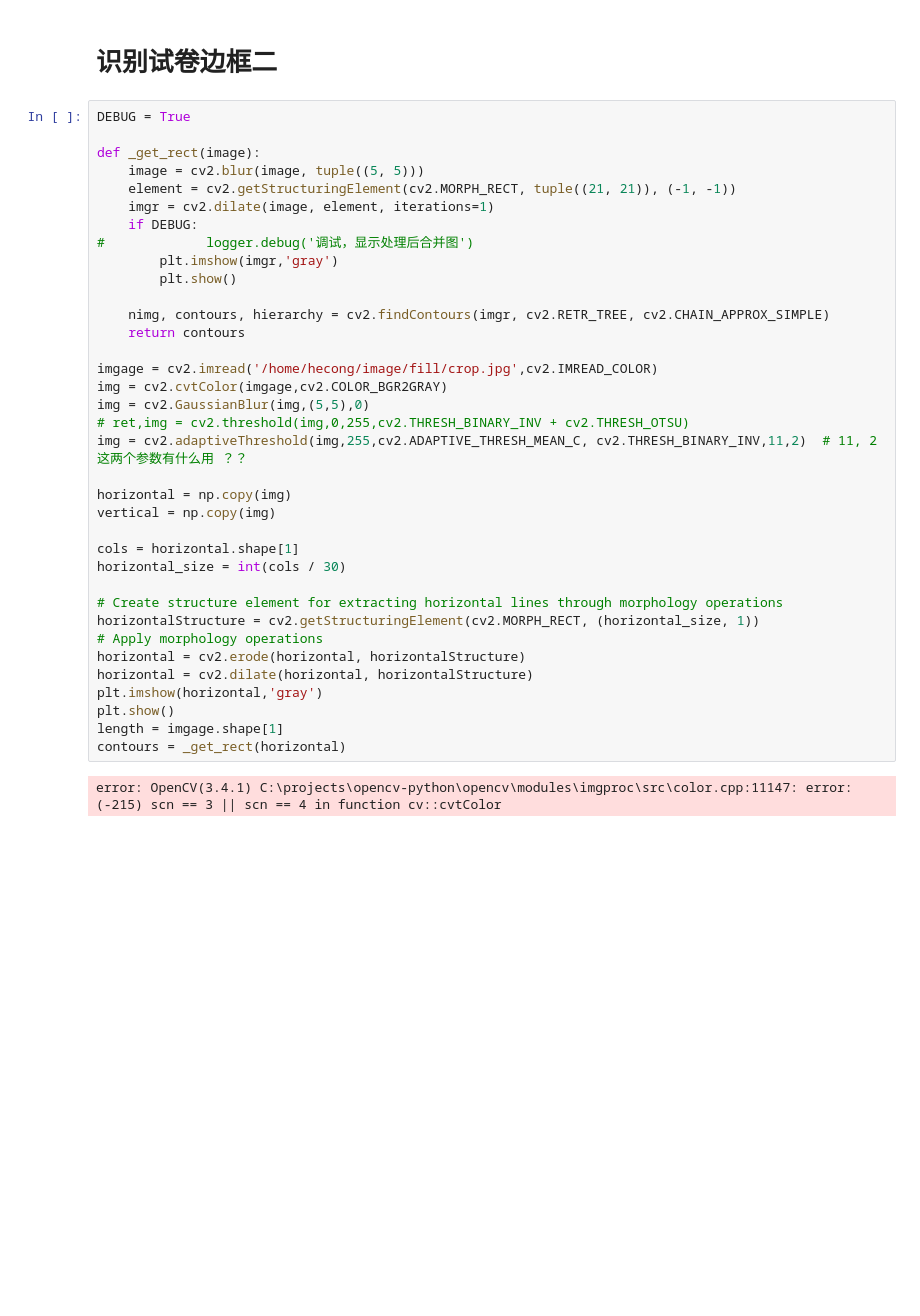
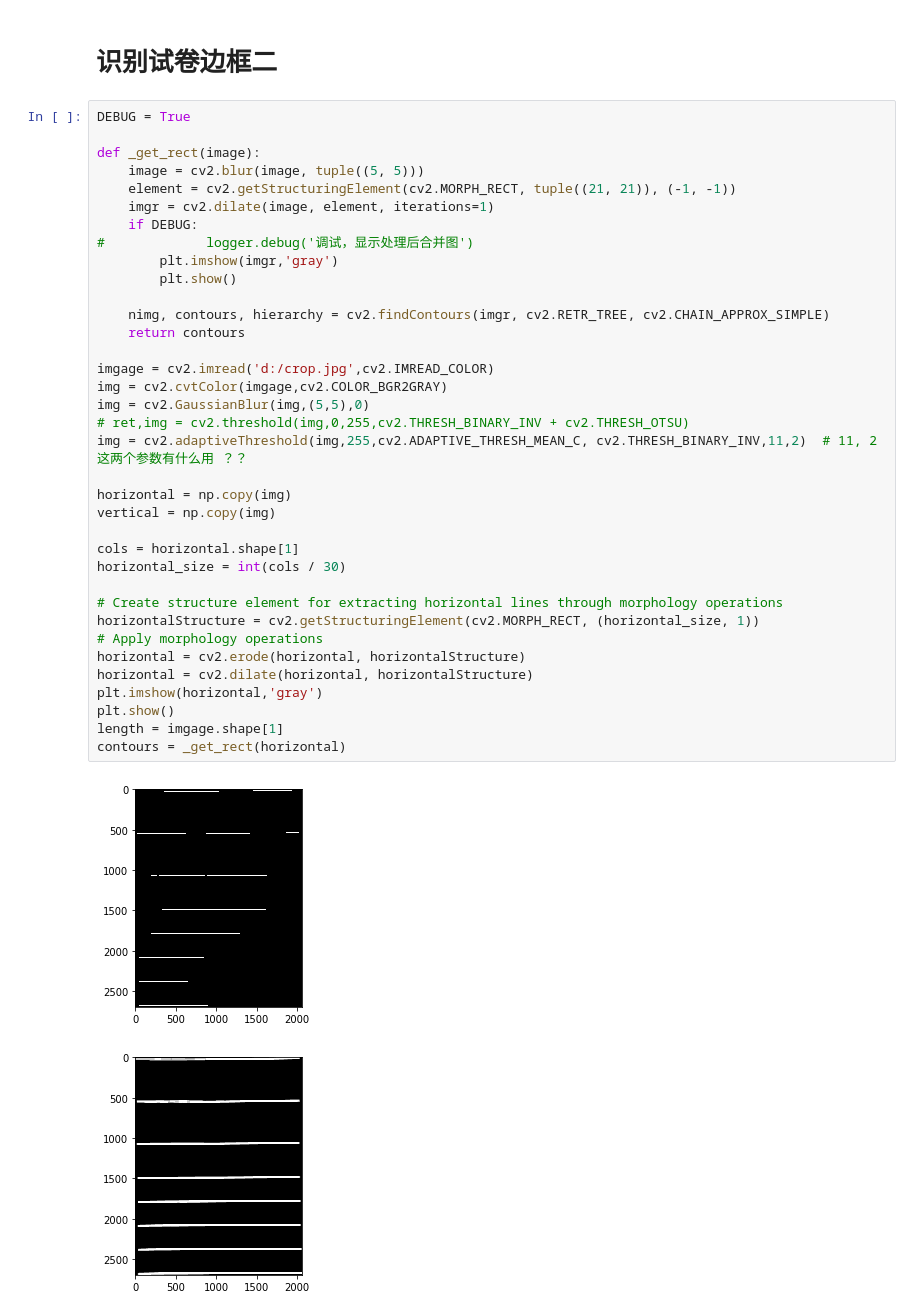
Before and after one commit to hecongziyu/myproject, a Jupyter notebook: imagehandle/试卷处理.ipynb, the cells around one changed output. Saved outputs shown, nothing was run; the diff lists cells and outputs as text; blank space fills up the shorter version.

```diff
--- a/imagehandle/试卷处理.ipynb
+++ b/imagehandle/试卷处理.ipynb
@@ -281,35 +264,36 @@ def _get_rect(image):
     imgr = cv2.dilate(image, element, iterations=1)
     if DEBUG:
 #             logger.debug('调试，显示处理后合并图')
         plt.imshow(imgr,'gray')
         plt.show()
 
     nimg, contours, hierarchy = cv2.findContours(imgr, cv2.RETR_TREE, cv2.CHAIN_APPROX_SIMPLE)
     return contours
 
-imgage = cv2.imread('/home/hecong/image/fill/crop.jpg',cv2.IMREAD_COLOR)
+imgage = cv2.imread('d:/crop.jpg',cv2.IMREAD_COLOR)
 img = cv2.cvtColor(imgage,cv2.COLOR_BGR2GRAY)
 img = cv2.GaussianBlur(img,(5,5),0)
 # ret,img = cv2.threshold(img,0,255,cv2.THRESH_BINARY_INV + cv2.THRESH_OTSU)
 img = cv2.adaptiveThreshold(img,255,cv2.ADAPTIVE_THRESH_MEAN_C, cv2.THRESH_BINARY_INV,11,2)  # 11, 2 这两个参数有什么用 ？？
 
 horizontal = np.copy(img)
 vertical = np.copy(img)
 
 cols = horizontal.shape[1]
 horizontal_size = int(cols / 30)
 
 # Create structure element for extracting horizontal lines through morphology operations
 horizontalStructure = cv2.getStructuringElement(cv2.MORPH_RECT, (horizontal_size, 1))
 # Apply morphology operations
 horizontal = cv2.erode(horizontal, horizontalStructure)
 horizontal = cv2.dilate(horizontal, horizontalStructure)
 plt.imshow(horizontal,'gray')
 plt.show()
 length = imgage.shape[1]
 contours = _get_rect(horizontal)
 # %% [output]
-error: OpenCV(3.4.1) C:\projects\opencv-python\opencv\modules\imgproc\src\color.cpp:11147: error: (-215) scn == 3 || scn == 4 in function cv::cvtColor
+[figure, added]
+[figure, added]
 # %%
 cnts = []
 # print(contours)
```
Also changed, not shown: parts of 2 cells of this notebook, 2 other files.
